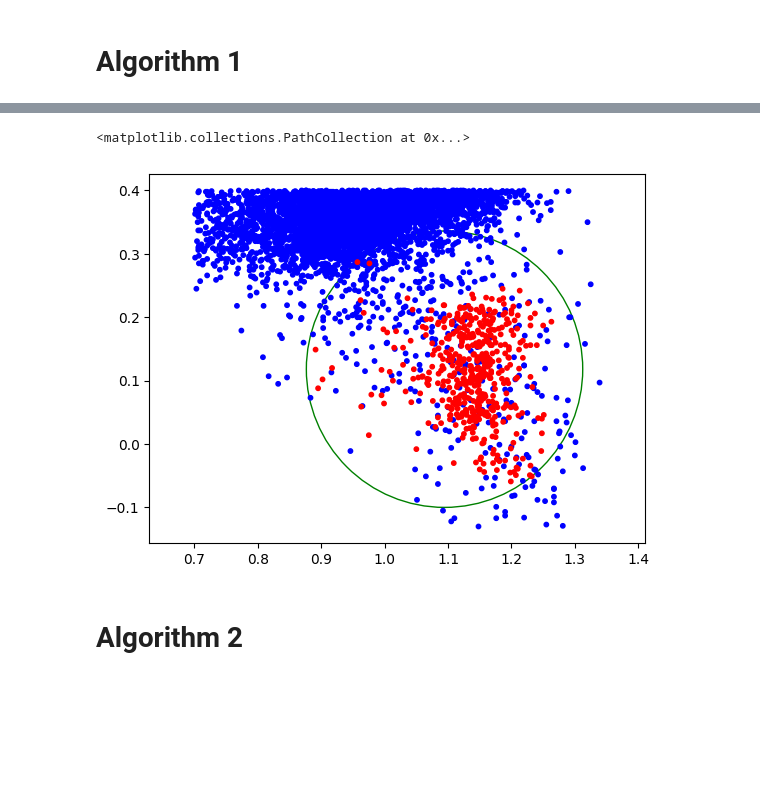
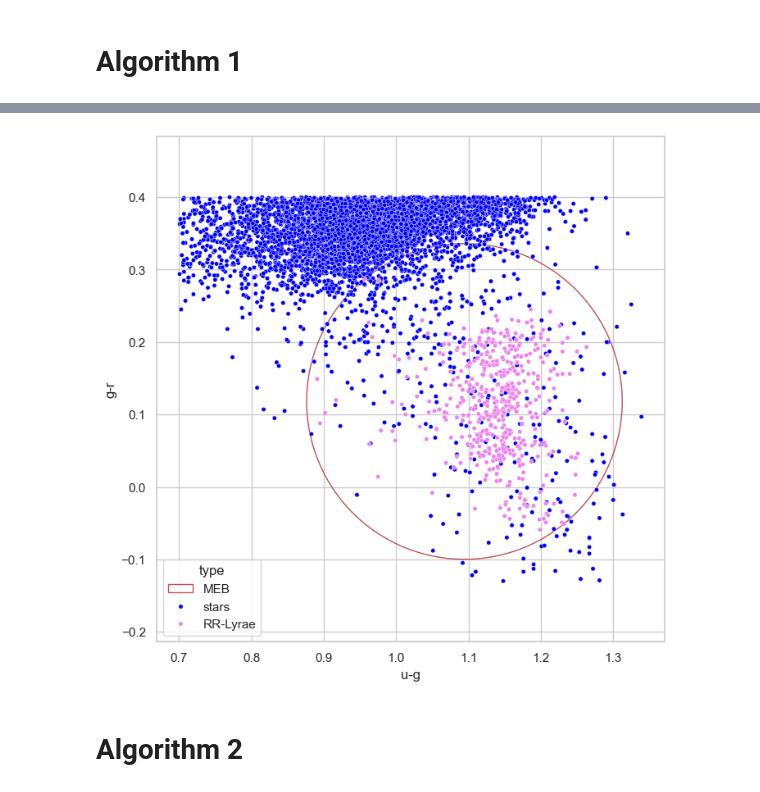
Before and after one commit to joanorePD/Astronomical_Anomaly_Detection_with_MEB, a Jupyter notebook: rr_lyrae.ipynb, the cells around one changed output, grey strips where cells are left out. Saved outputs shown, nothing was run; the diff lists cells and outputs as text; code cells hidden in the pictures; blank space fills up the shorter version.

```diff
--- a/rr_lyrae.ipynb
+++ b/rr_lyrae.ipynb
@@ -108,17 +108,36 @@ Core Set Size: 4
 4            Precision     0.510593
 5               Recall     0.997930
 6             F1 Score     0.675543
-# %%
-circle = plt.Circle(tuple(c), r, color='g', fill=False)
-
-ax = plt.gca()
-ax.cla()
-ax.add_patch(circle)
-plt.axis('equal')
-plt.scatter(df['u-g'], df['g-r'], c=np.where(df['type'] == 'RR-Lyrae', 'r', 'b'), s=10)
-# %% [output]
-<matplotlib.collections.PathCollection at 0x...>
-[figure, removed]
+# %%
+import seaborn as sns
+import matplotlib.pyplot as plt
+
+# Assuming df is your DataFrame and c, r are defined
+circle = plt.Circle(tuple(c), r, color='r', fill=False, label='MEB')
+
+# Set seaborn style
+sns.set(style="whitegrid")
+
+# Create a scatter plot using Seaborn
+plt.figure(figsize=(8, 8))
+ax = plt.gca()
+ax.cla()
+ax.add_patch(circle)
+
+# Use Seaborn's scatterplot for improved aesthetics
+sns.scatterplot(data=df, x='u-g', y='g-r', hue='type', palette={'RR-Lyrae': 'violet', 'stars': 'blue'}, s=15)
+
+# Adjust axis limits for better visualization
+plt.xlim(df['u-g'].min() - 0.1, df['u-g'].max() + 0.1)
+plt.ylim(df['g-r'].min() - 0.1, df['g-r'].max() + 0.1)
+
+# Set equal axis scaling
+plt.axis('equal')
+
+# Display the plot
+plt.show()
+# %% [output]
+[figure, added]
 # %% [markdown]
 # Algorithm 2
 # %%
```
Also changed, not shown: parts of 2 cells of this notebook, 5 other files.
